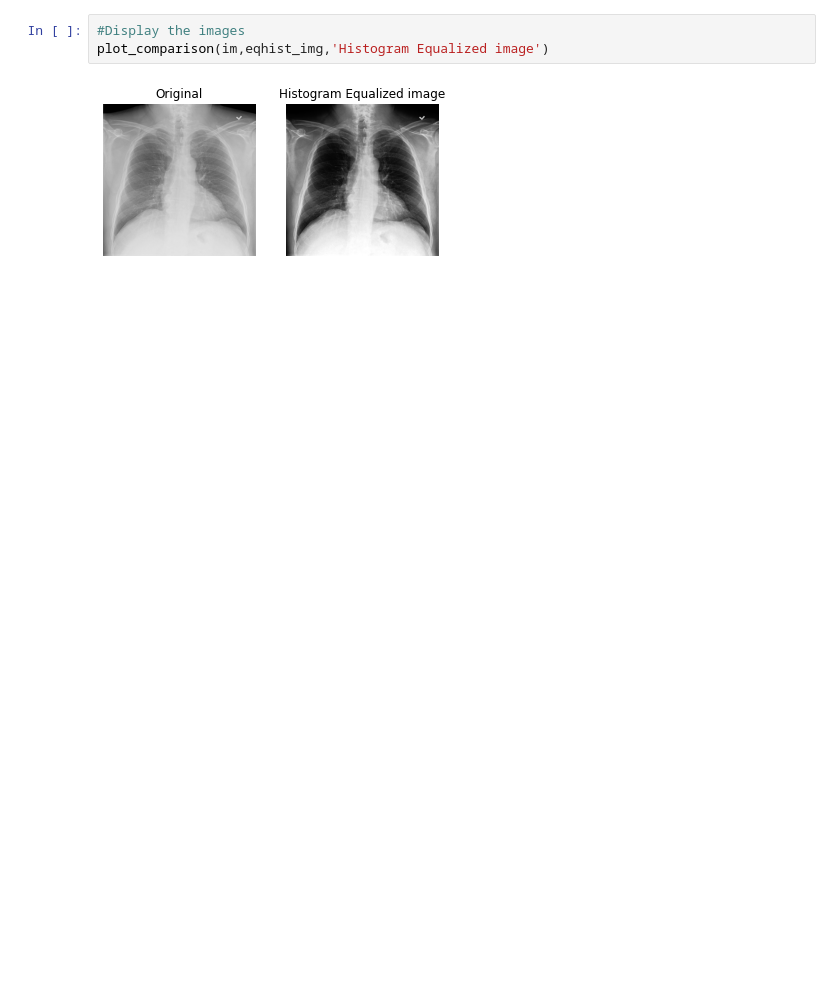
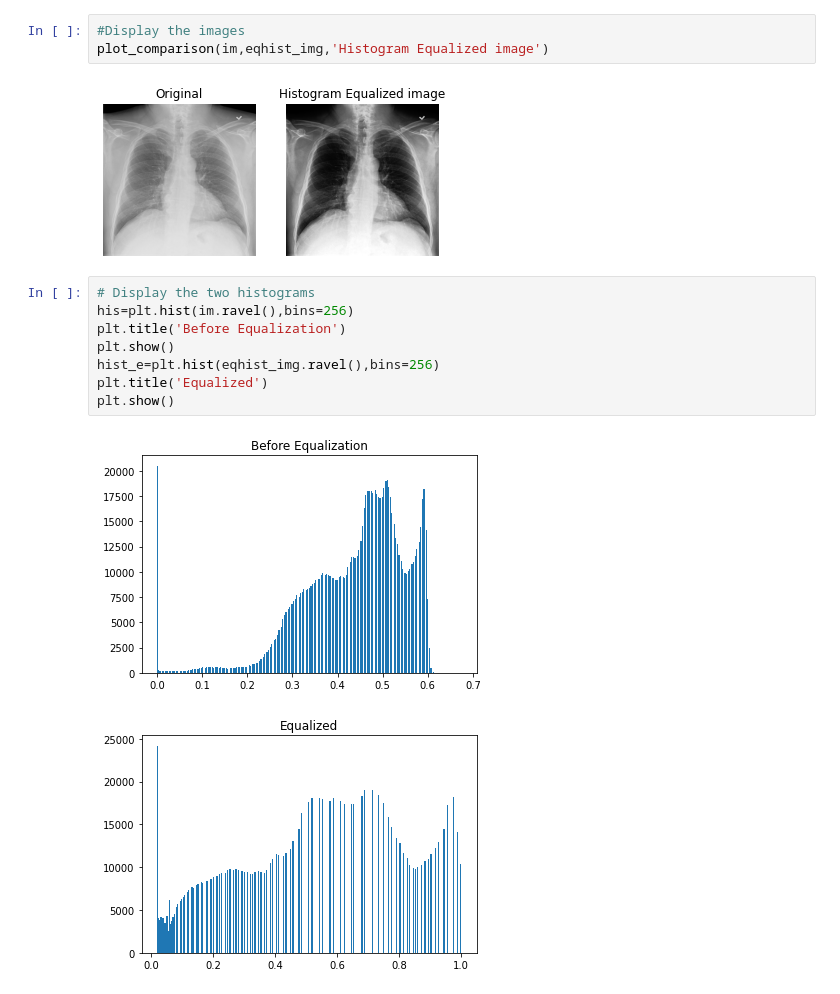
Before and after one commit to sikha2552/Python_ImageProcessing, a Jupyter notebook: Chapter2_Filtering.ipynb, the cells around one changed output. Cells and saved outputs as stored; diff of their text form; blank space fills up the shorter version.

```diff
--- a/Chapter2_Filtering.ipynb
+++ b/Chapter2_Filtering.ipynb
@@ -94,3 +98,14 @@ eqhist_img=exposure.equalize_hist(im)
 plot_comparison(im,eqhist_img,'Histogram Equalized image')
 # %% [output]
 [figure]
+# %%
+# Display the two histograms
+his=plt.hist(im.ravel(),bins=256)
+plt.title('Before Equalization')
+plt.show()
+hist_e=plt.hist(eqhist_img.ravel(),bins=256)
+plt.title('Equalized')
+plt.show()
+# %% [output]
+[figure, added]
+[figure, added]
```
Also changed, not shown: parts of 1 cell of this notebook.
